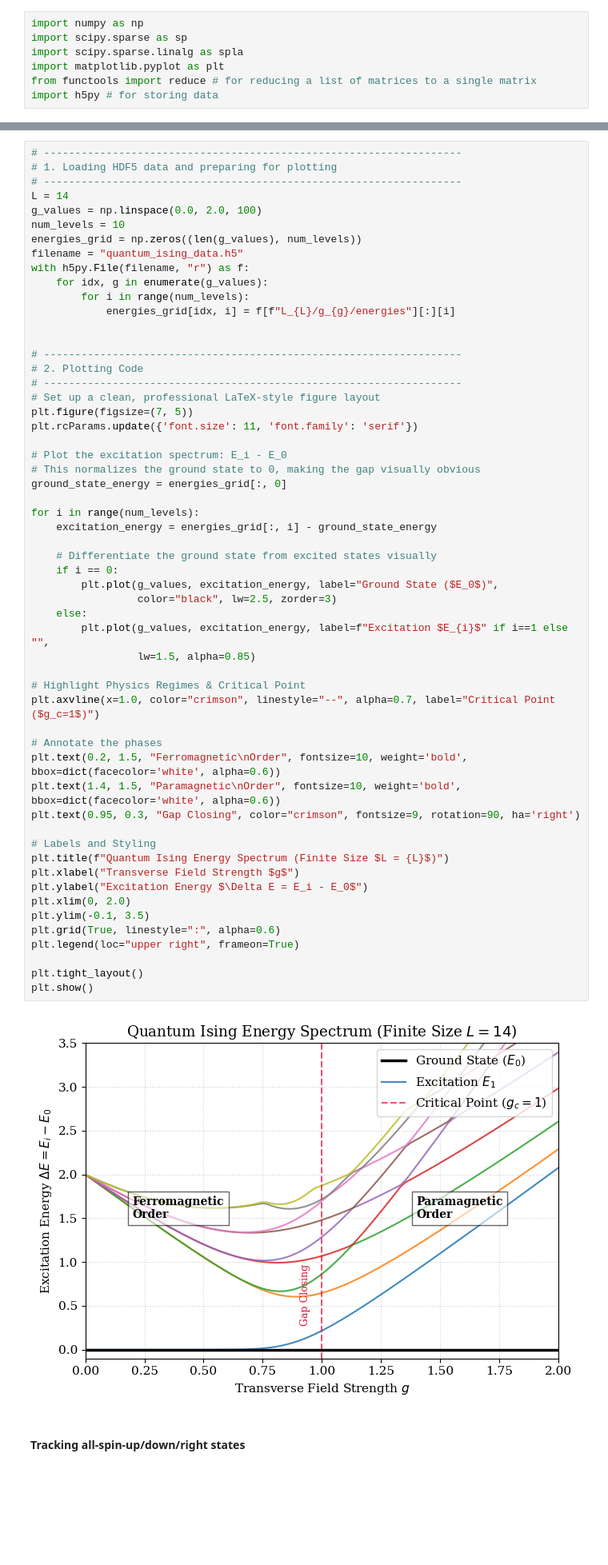
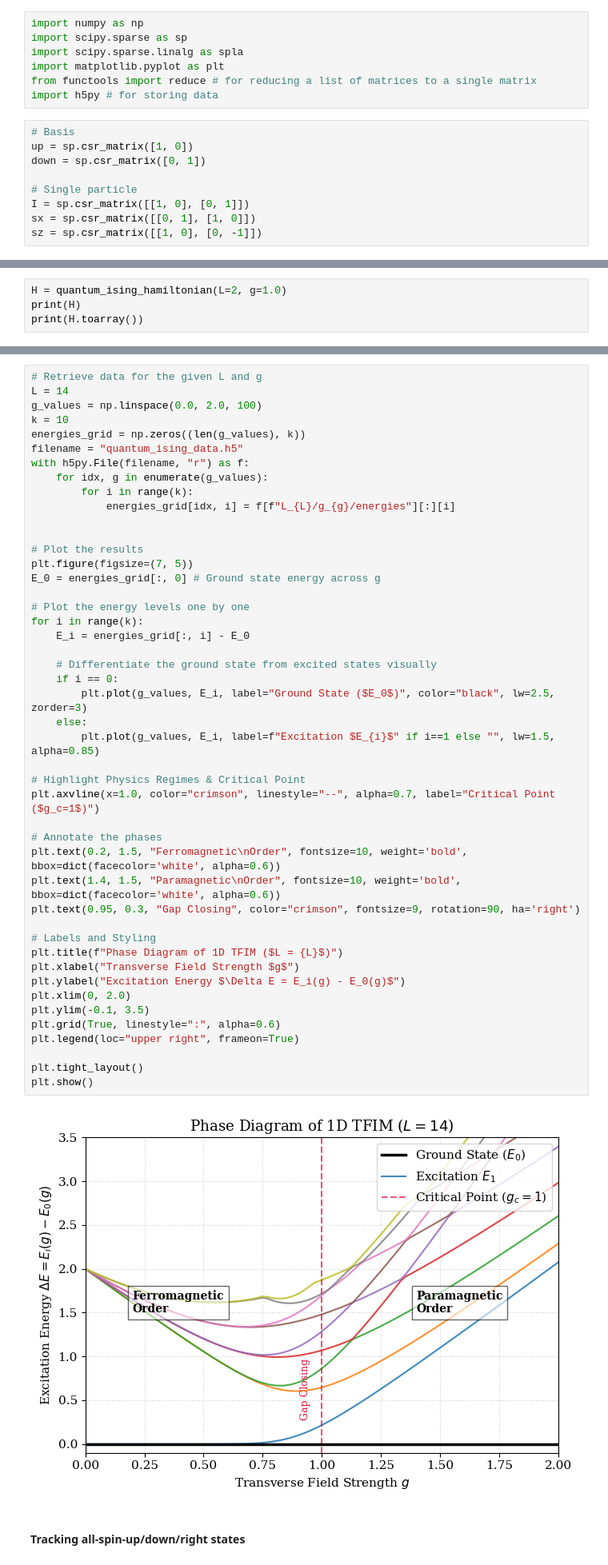
Before and after one commit to tszchun-work/quantum-spin-chain-ED, a Jupyter notebook: ED_quantumIsing/ED_quantumIsing.ipynb, the cells around one changed output, grey strips where cells are left out. Shown at 80% size. Cells and saved outputs as stored; diff of their text form; blank space fills up the shorter version.

```diff
--- a/ED_quantumIsing/ED_quantumIsing.ipynb
+++ b/ED_quantumIsing/ED_quantumIsing.ipynb
@@ -18,3 +27,12 @@ import scipy.sparse.linalg as spla
 import matplotlib.pyplot as plt
 from functools import reduce # for reducing a list of matrices to a single matrix
 import h5py # for storing data
+# %%
+# Basis
+up = sp.csr_matrix([1, 0])
+down = sp.csr_matrix([0, 1])
+
+# Single particle
+I = sp.csr_matrix([[1, 0], [0, 1]])
+sx = sp.csr_matrix([[0, 1], [1, 0]])
+sz = sp.csr_matrix([[1, 0], [0, -1]])
@@ -52,0 +111,4 @@ def quantum_ising_hamiltonian(L, g=1.0):
+# %%
+H = quantum_ising_hamiltonian(L=2, g=1.0)
+print(H)
+print(H.toarray())
@@ -135,61 +241,51 @@ num_levels = 10
 # %%
-# -------------------------------------------------------------------
-# 1. Loading HDF5 data and preparing for plotting
-# -------------------------------------------------------------------
+# Retrieve data for the given L and g
 L = 14
 g_values = np.linspace(0.0, 2.0, 100)
-num_levels = 10
-energies_grid = np.zeros((len(g_values), num_levels))
+k = 10
+energies_grid = np.zeros((len(g_values), k))
 filename = "quantum_ising_data.h5"
 with h5py.File(filename, "r") as f:
     for idx, g in enumerate(g_values):
-        for i in range(num_levels):
+        for i in range(k):
             energies_grid[idx, i] = f[f"L_{L}/g_{g}/energies"][:][i]
 
 
-# -------------------------------------------------------------------
-# 2. Plotting Code
-# -------------------------------------------------------------------
-# Set up a clean, professional LaTeX-style figure layout
+# Plot the results
 plt.figure(figsize=(7, 5))
-plt.rcParams.update({'font.size': 11, 'font.family': 'serif'})
+E_0 = energies_grid[:, 0] # Ground state energy across g
 
-# Plot the excitation spectrum: E_i - E_0
-# This normalizes the ground state to 0, making the gap visually obvious
-ground_state_energy = energies_grid[:, 0]
-
-for i in range(num_levels):
-    excitation_energy = energies_grid[:, i] - ground_state_energy
+# Plot the energy levels one by one
+for i in range(k):
+    E_i = energies_grid[:, i] - E_0
 
     # Differentiate the ground state from excited states visually
     if i == 0:
-        plt.plot(g_values, excitation_energy, label="Ground State ($E_0$)",
-                 color="black", lw=2.5, zorder=3)
+        plt.plot(g_values, E_i, label="Ground State ($E_0$)", color="black", lw=2.5, zorder=3)
     else:
-        plt.plot(g_values, excitation_energy, label=f"Excitation $E_{i}$" if i==1 else "",
-                 lw=1.5, alpha=0.85)
+        plt.plot(g_values, E_i, label=f"Excitation $E_{i}$" if i==1 else "", lw=1.5, alpha=0.85)
 
 # Highlight Physics Regimes & Critical Point
 plt.axvline(x=1.0, color="crimson", linestyle="--", alpha=0.7, label="Critical Point ($g_c=1$)")
 
 # Annotate the phases
 plt.text(0.2, 1.5, "Ferromagnetic\nOrder", fontsize=10, weight='bold', bbox=dict(facecolor='white', alpha=0.6))
 plt.text(1.4, 1.5, "Paramagnetic\nOrder", fontsize=10, weight='bold', bbox=dict(facecolor='white', alpha=0.6))
 plt.text(0.95, 0.3, "Gap Closing", color="crimson", fontsize=9, rotation=90, ha='right')
 
 # Labels and Styling
-plt.title(f"Quantum Ising Energy Spectrum (Finite Size $L = {L}$)")
+plt.title(f"Phase Diagram of 1D TFIM ($L = {L}$)")
 plt.xlabel("Transverse Field Strength $g$")
-plt.ylabel("Excitation Energy $\Delta E = E_i - E_0$")
+plt.ylabel("Excitation Energy $\Delta E = E_i(g) - E_0(g)$")
 plt.xlim(0, 2.0)
 plt.ylim(-0.1, 3.5)
 plt.grid(True, linestyle=":", alpha=0.6)
 plt.legend(loc="upper right", frameon=True)
 
 plt.tight_layout()
 plt.show()
 # %% [output]
-[figure, old version]
+[figure, new version]
 # %% [markdown]
 #### Tracking all-spin-up/down/right states
 # %%
```
Also changed, not shown: parts of 21 cells of this notebook.
